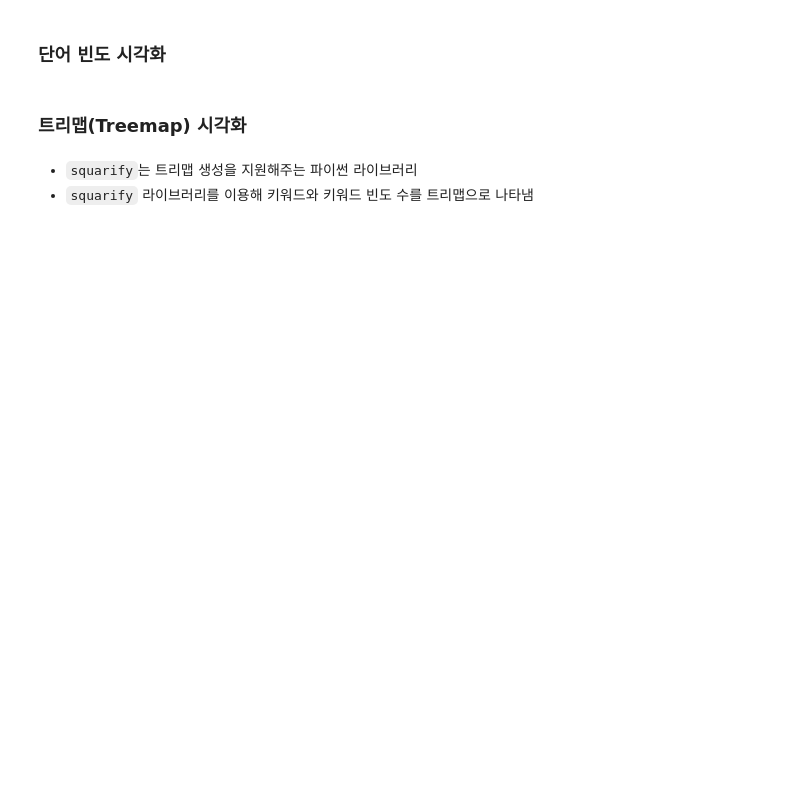
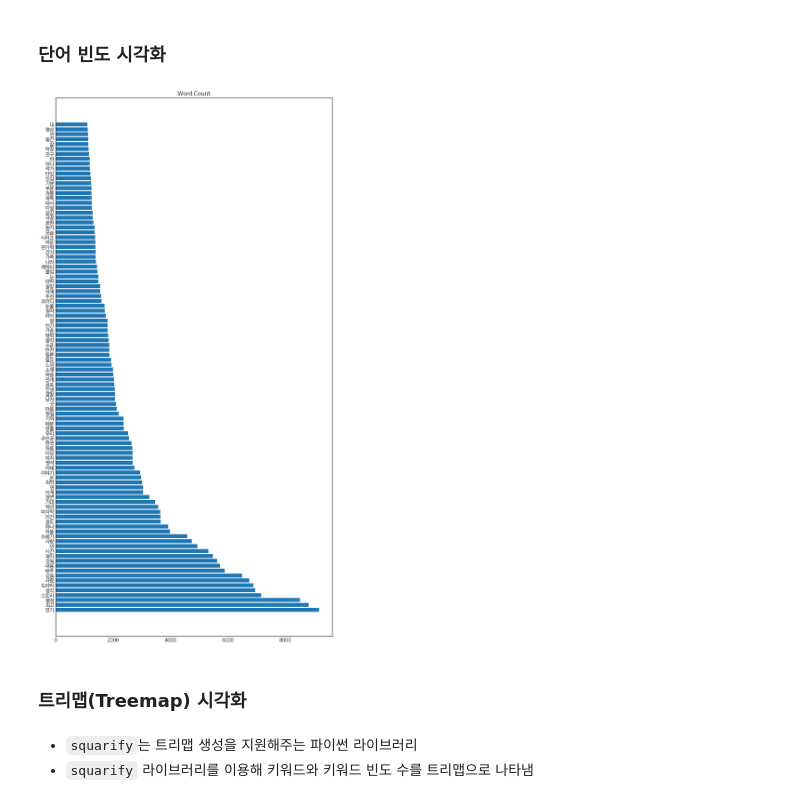
Before and after one commit to jisy2718/DL, a Jupyter notebook: NLP/이수안컴퓨터연구소_자연어2022/_2_텍스트_수집_및_키워드_분석.ipynb, the cells around one changed output. Cells and saved outputs as stored; diff of their text form; code cells hidden in the pictures; blank space fills up the shorter version.

Commit message:
NLP suanLab 2_text_collection_and_keyward_analysis

```diff
--- a/NLP/이수안컴퓨터연구소_자연어2022/_2_텍스트_수집_및_키워드_분석.ipynb
+++ b/NLP/이수안컴퓨터연구소_자연어2022/_2_텍스트_수집_및_키워드_분석.ipynb
@@ -45,3 +92,14 @@ mpl.font_manager._rebuild()
 ### 형태소 분석을 이용한 명사 추출
 # %% [markdown]
 * 형태소 분석기 Mecab으로 명사만 추출
+# %%
+from konlpy.tag import Mecab
+tagger = Mecab()
+
+reviews_nouns = []
+
+for review in reviews:
+    for noun in tagger.nouns(review):
+        reviews_nouns.append(noun)
+
+reviews_nouns[:10]
@@ -55,0 +117,4 @@ mpl.font_manager._rebuild()
+# %%
+stop_words = '전 난 일 걸 뭐 줄 만 건 분 개 끝 잼 이거 번 중 듯 때 게 내 말 나 수 거 점 것 후 이 애 씨 속 뿐 밋 그 급 ㄷ 데 저 노 영화'
+stop_words = stop_words.split()
+print(stop_words)
@@ -58,3 +125,11 @@ mpl.font_manager._rebuild()
 
 * 한글 텍스트에 대해서 형태소 분석 수행
 * 분석으로 추출하는 명사 중에서 불용어에 포함되지 않은 텍스트만 추출하여 저장
+# %%
+reviews_nouns = []
+for review in reviews:
+    for noun in tagger.nouns(review):
+        if noun not in stop_words:
+            reviews_nouns.append(noun)
+
+reviews_nouns[:10]
@@ -64,3 +141,9 @@ mpl.font_manager._rebuild()
 * 단어 빈도수 측정에는 `collections` 라이브러리의 `Counter` 함수를 이용
 * `collections` 라이브러리는 내장 라이브러리로 별도 설치가 필요없음
 * `counter`를 이용하면 각 단어와 각 단어의 빈도 수를 딕셔너리로 편리하게 생성 가능
+# %%
+from collections import Counter
+
+reviews_nouns_counter = Counter(reviews_nouns)
+top_reviews_nouns = dict(reviews_nouns_counter.most_common(100))
+top_reviews_nouns
@@ -67,5 +168,19 @@ mpl.font_manager._rebuild()
 # %% [markdown]
 ### 단어 빈도 시각화
+# %%
+import numpy as np
+
+plt.rcParams['font.size'] = 12
+
+y_pos = np.arange(len(top_reviews_nouns))
+
+plt.figure(figsize=(12,24))
+plt.barh(y_pos, top_reviews_nouns.values())
+plt.title("Word Count")
+plt.yticks(y_pos, top_reviews_nouns.keys())
+plt.show()
+# %% [output]
+[figure, added]
 # %% [markdown]
 ### 트리맵(Treemap) 시각화
 # %% [markdown]
```
Also changed, not shown: parts of 37 cells of this notebook.
